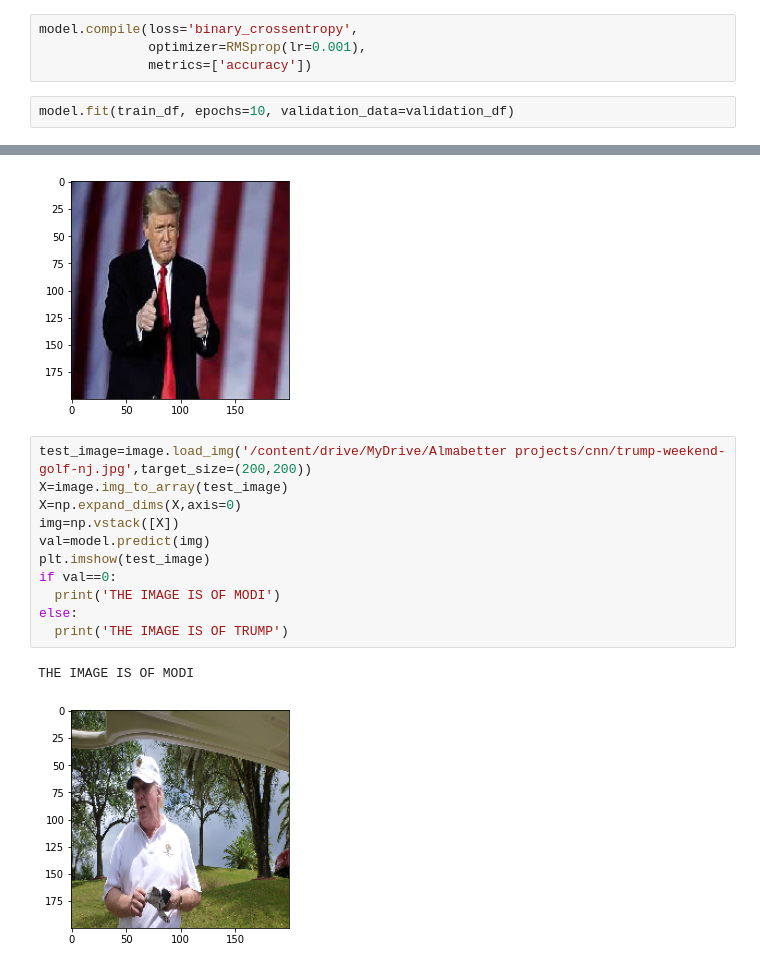
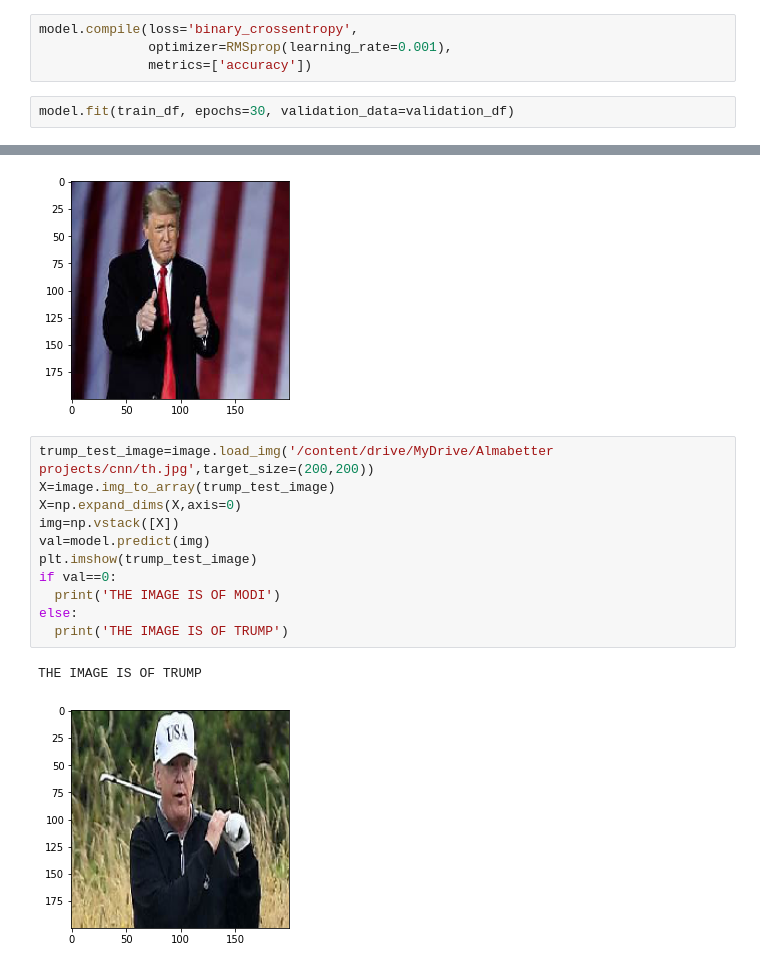
Before and after one commit to ajinkyajumde/CNN-, a Jupyter notebook: CNN.ipynb, the cells around one changed output, grey strips where cells are left out. Saved outputs shown, nothing was run; the diff lists cells and outputs as text.

```diff
--- a/CNN.ipynb
+++ b/CNN.ipynb
@@ -106,8 +106,8 @@ model=tf.keras.models.Sequential([tf.keras.layers.Conv2D(16,(3,3),activation='re
                                   ])
 # %%
 model.compile(loss='binary_crossentropy',
-              optimizer=RMSprop(lr=0.001),
+              optimizer=RMSprop(learning_rate=0.001),
               metrics=['accuracy'])
 # %%
-model.fit(train_df, epochs=10, validation_data=validation_df)
+model.fit(train_df, epochs=30, validation_data=validation_df)
 # %% [output]
@@ -172,16 +169,16 @@ else:
 THE IMAGE IS OF TRUMP
 [figure]
 # %%
-test_image=image.load_img('/content/drive/MyDrive/Almabetter projects/cnn/trump-weekend-golf-nj.jpg',target_size=(200,200))
-X=image.img_to_array(test_image)
+trump_test_image=image.load_img('/content/drive/MyDrive/Almabetter projects/cnn/th.jpg',target_size=(200,200))
+X=image.img_to_array(trump_test_image)
 X=np.expand_dims(X,axis=0)
 img=np.vstack([X])
 val=model.predict(img)
-plt.imshow(test_image)
+plt.imshow(trump_test_image)
 if val==0:
   print('THE IMAGE IS OF MODI')
 else:
   print('THE IMAGE IS OF TRUMP')
 # %% [output]
-THE IMAGE IS OF MODI
+THE IMAGE IS OF TRUMP
-[figure, old version]
+[figure, new version]
```
Also changed, not shown: parts of 4 cells of this notebook.
